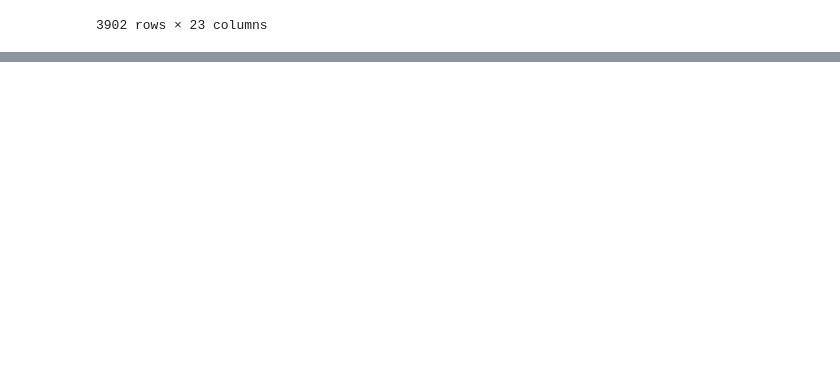
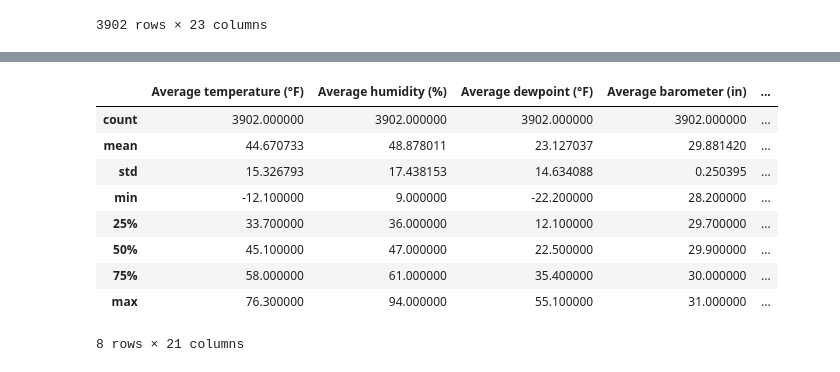
Before and after one commit to ubco-W2022T1-cosc301/project-group29, a Jupyter notebook: notebooks/analysis2.ipynb, the cells around one changed output, grey strips where cells are left out. Drawn from its saved outputs; the diff is of its cells as text; code cells hidden in the pictures; blank space fills up the shorter version.

```diff
--- a/notebooks/analysis2.ipynb
+++ b/notebooks/analysis2.ipynb
@@ -10,7 +8,8 @@
 import numpy as np
 import pandas as pd
 # %%
-pd.read_csv("../data/raw/climate_data.csv")
+data_raw = pd.read_csv("../data/raw/climate_data.csv")
+data_raw
 # %% [output]
 |  | Date | Average temperature (°F) | Average humidity (%) | Average dewpoint (°F) | Average barometer (in) | ... |
 | 0 | 2009-01-01 | 37.8 | 35.0 | 12.7 | 29.7 | ... |
@@ -27,0 +48,13 @@ pd.read_csv("../data/raw/climate_data.csv")
+# %%
+data_raw.describe()
+# %% [output]
+|  | Average temperature (°F) | Average humidity (%) | Average dewpoint (°F) | Average barometer (in) | ... |
+| count | 3902.000000 | 3902.000000 | 3902.000000 | 3902.000000 | ... |
+| mean | 44.670733 | 48.878011 | 23.127037 | 29.881420 | ... |
+| std | 15.326793 | 17.438153 | 14.634088 | 0.250395 | ... |
+| min | -12.100000 | 9.000000 | -22.200000 | 28.200000 | ... |
+| 25% | 33.700000 | 36.000000 | 12.100000 | 29.700000 | ... |
+| 50% | 45.100000 | 47.000000 | 22.500000 | 29.900000 | ... |
+| 75% | 58.000000 | 61.000000 | 35.400000 | 30.000000 | ... |
+| max | 76.300000 | 94.000000 | 55.100000 | 31.000000 | ... |
+8 rows × 21 columns
```
Also changed, not shown: parts of 13 cells of this notebook.
